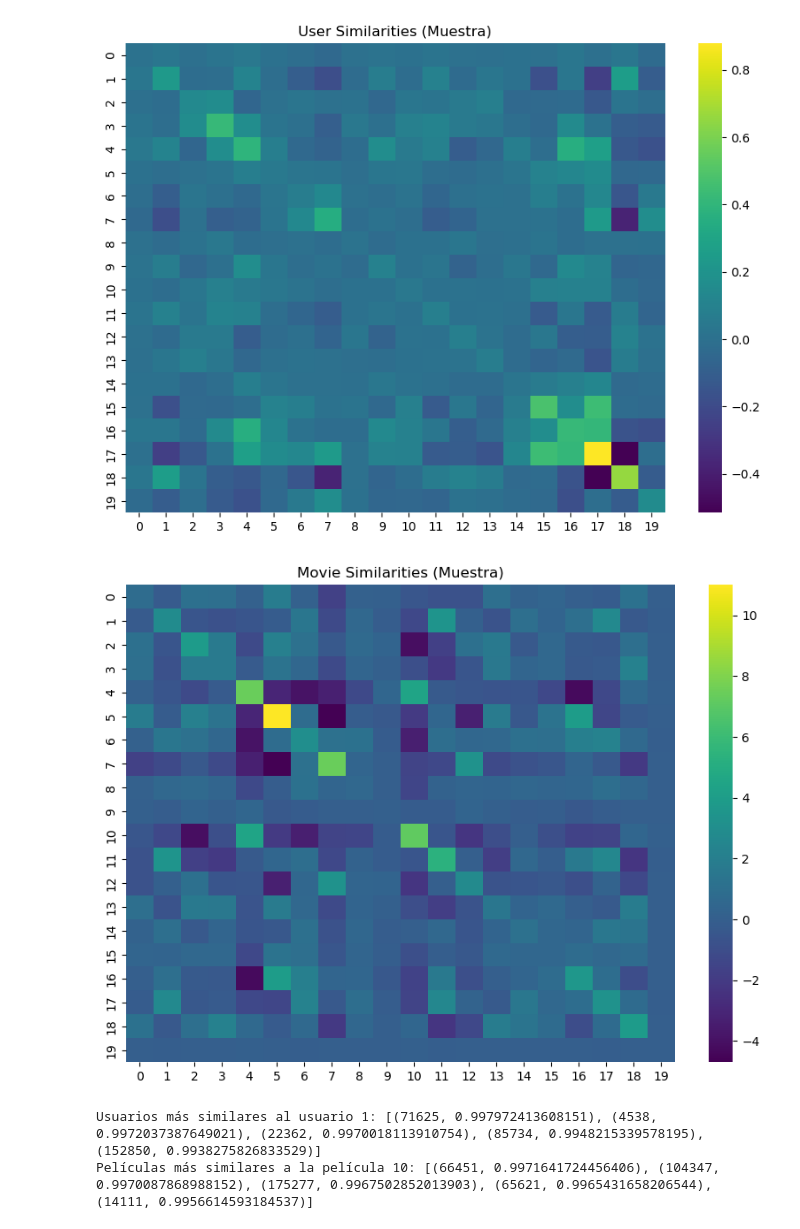
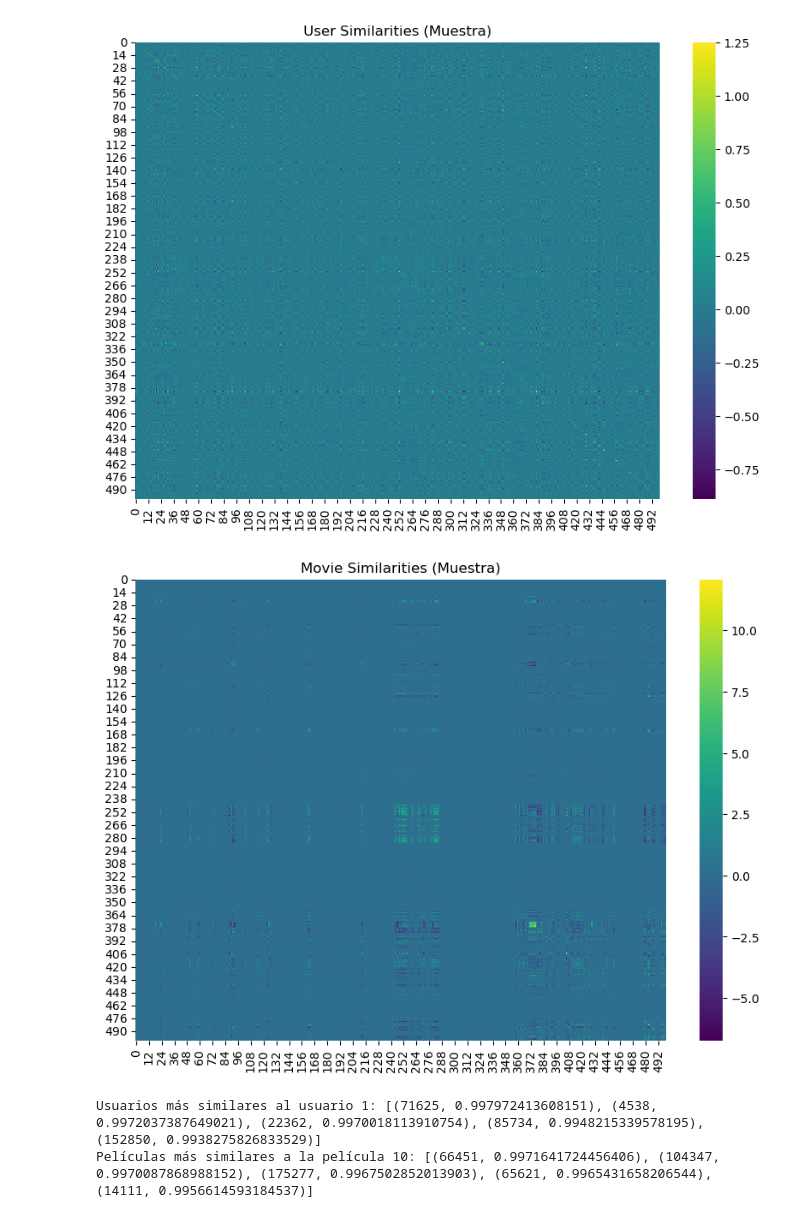
Before and after one commit to LuisFelipePoma/Movies_App, a Jupyter notebook: src/model/explainability.ipynb, the cells around one changed output. Cells and saved outputs as stored; diff of their text form; code cells hidden in the pictures.

```diff
--- a/src/model/explainability.ipynb
+++ b/src/model/explainability.ipynb
@@ -32,29 +32,29 @@ plt.show()
 # %%
 import seaborn as sns
 import numpy as np
 
 # Subconjunto de usuarios y películas (por memoria)
-num_samples = 20
-sample_user_embeddings = user_embeddings[100:100+num_samples]
-sample_movie_embeddings = movie_embeddings[100:100+num_samples]
+num_samples = 500
+sample_user_embeddings = user_embeddings[1000:1000+num_samples]
+sample_movie_embeddings = movie_embeddings[1000:1000+num_samples]
 
 # Calcular similitudes para el subconjunto
 user_similarities = np.dot(sample_user_embeddings, sample_user_embeddings.T)
 movie_similarities = np.dot(sample_movie_embeddings, sample_movie_embeddings.T)
 
 # Visualizar como heatmaps
 plt.figure(figsize=(10, 7))
 sns.heatmap(user_similarities, cmap='viridis')
 plt.title('User Similarities (Muestra)')
 plt.show()
 
 plt.figure(figsize=(10, 7))
 sns.heatmap(movie_similarities, cmap='viridis')
 plt.title('Movie Similarities (Muestra)')
 plt.show()
 # %% [output]
-[figure, old version]
+[figure, new version]
-[figure, old version]
+[figure, new version]
 # %%
 from scipy.spatial.distance import cosine
 
```
Also changed, not shown: parts of 1 cell of this notebook.
